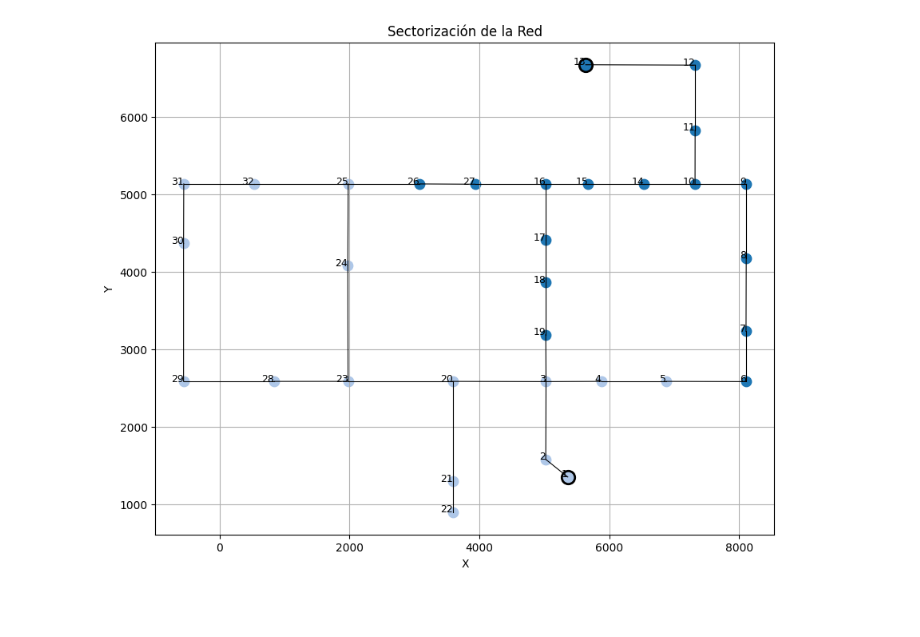
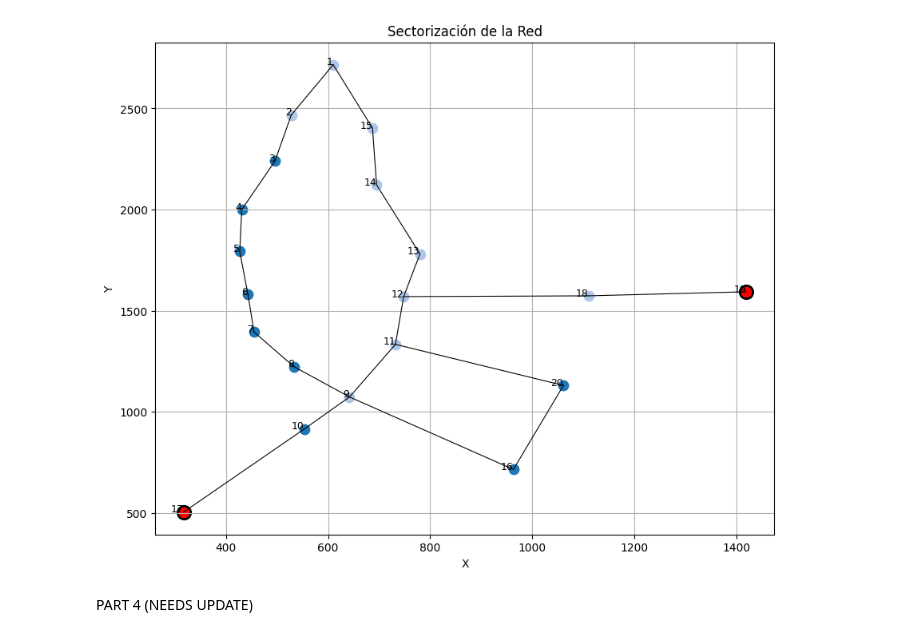
Before and after one commit to SantiQ0905/Waterworks_SP2, a Jupyter notebook: sp2.ipynb, the cells around one changed output. Drawn from its saved outputs; the diff is of its cells as text; code cells hidden in the pictures; blank space fills up the shorter version.

```diff
--- a/sp2.ipynb
+++ b/sp2.ipynb
@@ -65,7 +67,9 @@ def parse_graph_file(path):
     return data
 # %%
 #data  = parse_graph_file("FOS.txt")
-data  = parse_graph_file("HAN.txt")
+#data  = parse_graph_file("HAN.txt")
+data  = parse_graph_file("NYT.txt")
+#data  = parse_graph_file("PES.txt")
 
 print(data["num_nodes"])
 print(data["num_edges"])
@@ -416,14 +347,17 @@ def sectorize_balanced(data, target_size=None, max_iters=3):
 # %%
-#result = sectorize(data)
 result = sectorize_balanced(data)
 
-print("Sectores:")
+print("Sectors:")
 for pump, nodes in result["sectors"].items():
     print(f"  Sector {pump}: {nodes}")
 
-'''
-print("\nTuberías a cerrar:")
-for u, v in result["closed_pipes"]:
-    print(f"  Cerrar pipe {u} -- {v}")'''
+for pump, nodes in result["sectors"].items():
+    subgraph = {
+        "nodes": {nid: data["nodes"][nid] for nid in nodes},
+        "edges": [e for e in data["edges"] if e[0] in nodes and e[1] in nodes],
+        "office": data["office"]
+    }
+    print(f"Drawing sector {pump} with {len(nodes)} nodes...")
+    draw_graph(subgraph)
 # %% [output]
 Sectores:
@@ -464,34 +401,36 @@ def draw_sectors(data, result):
         x2, y2 = nv[0], nv[1]
 
         # ❌ Si quieres eliminar completamente las líneas rojas:
         # if tuple(sorted((u, v))) in closed:
         #     continue
 
         # Dejamos todas negras
         plt.plot([x1, x2], [y1, y2], 'k-', linewidth=0.8)
 
     # -------------------------
     # Dibujar nodos por sector
     # -------------------------
     for nid, (x, y, is_pump) in nodes.items():
         sector = labels[nid]
         color = palette.get(sector, (0.5, 0.5, 0.5))
 
         if is_pump:
-            plt.scatter(x, y, s=140, c=[color], edgecolors='black', linewidths=2, marker='o')
+            plt.scatter(x, y, s=140, c='red', edgecolors='black', linewidths=2, marker='o')
         else:
             plt.scatter(x, y, s=80, c=[color], marker='o')
 
         plt.text(x, y, str(nid), fontsize=9, ha='right')
 
     plt.title("Sectorización de la Red")
     plt.xlabel("X")
     plt.ylabel("Y")
     plt.grid(True)
     plt.show()
 
 draw_sectors(data, result)
 # %% [output]
-[figure, old version]
+[figure, new version]
+# %% [markdown]
+PART 4 (NEEDS UPDATE)
 # %% [markdown]
 ![image.png](attachment:image.png)
```
Also changed, not shown: parts of 23 cells of this notebook.
